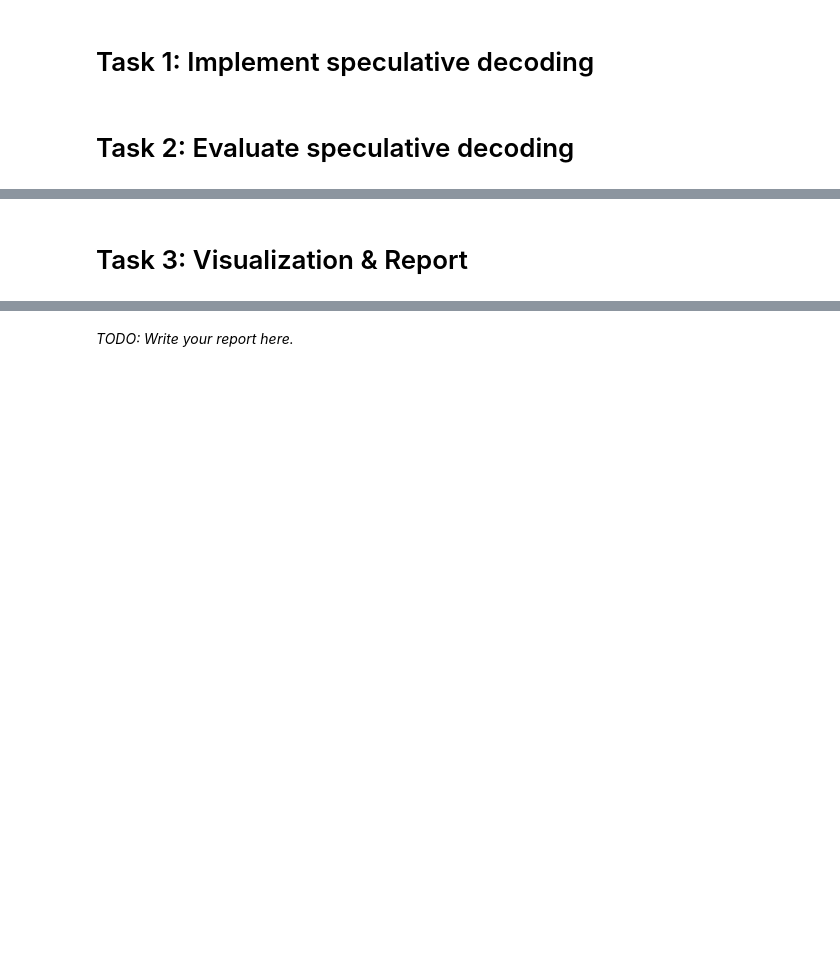
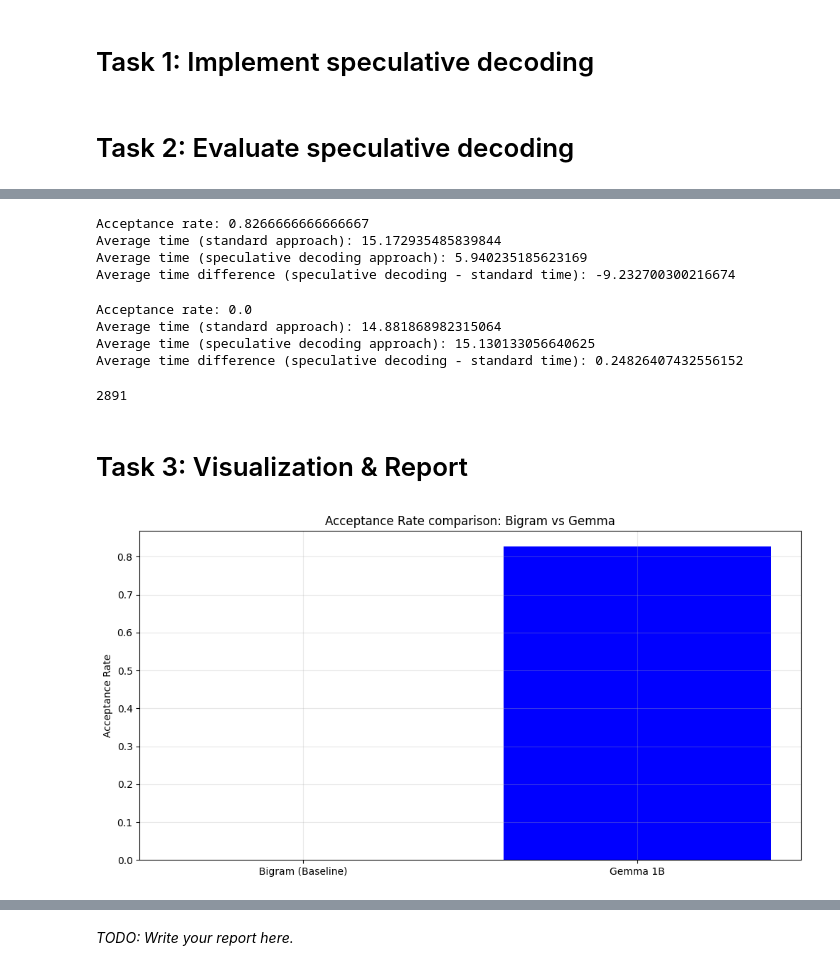
Before and after one commit to MichalSlowakiewicz/NLP, a Jupyter notebook: nlp_hw1_speculative_decoding.ipynb, the cells around one changed output, grey strips where cells are left out. Saved outputs shown, nothing was run; the diff lists cells and outputs as text; code cells hidden in the pictures; blank space fills up the shorter version.

```diff
--- a/nlp_hw1_speculative_decoding.ipynb
+++ b/nlp_hw1_speculative_decoding.ipynb
@@ -305,5 +351,44 @@ print("Average time difference (speculative decoding - standard time):", sum(tim
+# %%
+# RIGHT NOW FOR SMALLER SAMPLE -> change later
+acceptance_rate_gemma, avg_time_standard_gemma, avg_time_speculative_decoding_gemma, avg_time_diff_gemma, context_lengths_gemma, sequence_acceptance_rates_gemma  = evaluation_function(n_new_tokens=30, test_ds=test_ds[:5], draft_function=draft_function, k=5)
+# %% [output]
+Acceptance rate: 0.8266666666666667
+Average time (standard approach): 15.172935485839844
+Average time (speculative decoding approach): 5.940235185623169
+Average time difference (speculative decoding - standard time): -9.232700300216674
+# %%
+# function responsible for integrity of list/tensor types
+def bigram_draft_adjusted(sequence_tensor, k):
+  sequence_list = sequence_tensor.tolist()
+  draft = bigram_draft(sequence_list, k)
+  draft_tensor = torch.tensor(draft, dtype=torch.long, device=device)
+  return draft_tensor
+# %%
+# RIGHT NOW FOR SMALLER SAMPLE -> change later
+acceptance_rate_bigram, avg_time_standard_bigram, avg_time_speculative_decoding_bigram, avg_time_diff_bigram, context_lengths_bigram, sequence_acceptance_rates_bigram = evaluation_function(n_new_tokens=30, test_ds=test_ds[:5], draft_function=bigram_draft_adjusted, k=5)
+# %% [output]
+Acceptance rate: 0.0
+Average time (standard approach): 14.881868982315064
+Average time (speculative decoding approach): 15.130133056640625
+Average time difference (speculative decoding - standard time): 0.24826407432556152
+# %%
+len(test_ds)
+# %% [output]
+2891
 # %% [markdown]
 
 # Task 3: Visualization & Report
 # %%
 # TODO: Your plots
+# %%
+draft_models = ["Bigram (Baseline)", "Gemma 1B"]
+results = [acceptance_rate_bigram, acceptance_rate_gemma]
+
+plt.figure(figsize=(12,6))
+plt.bar(draft_models, results, color=['red', 'blue'])
+plt.title("Acceptance Rate comparison: Bigram vs Gemma")
+plt.ylabel("Acceptance Rate")
+plt.grid(True, alpha=0.3)
+plt.show()
+# %% [output]
+[figure, added]
```
Also changed, not shown: parts of 12 cells of this notebook.
